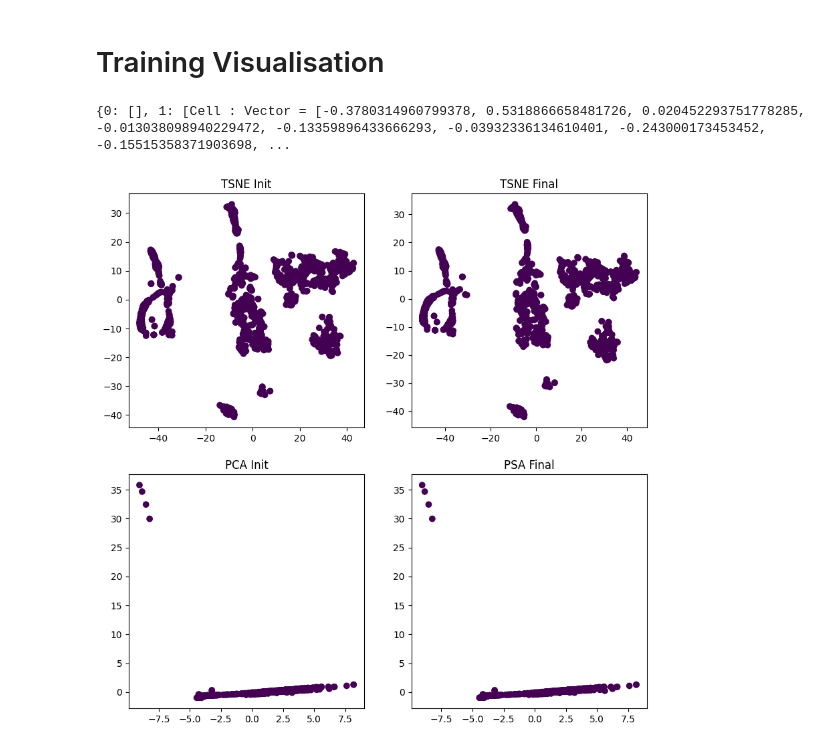
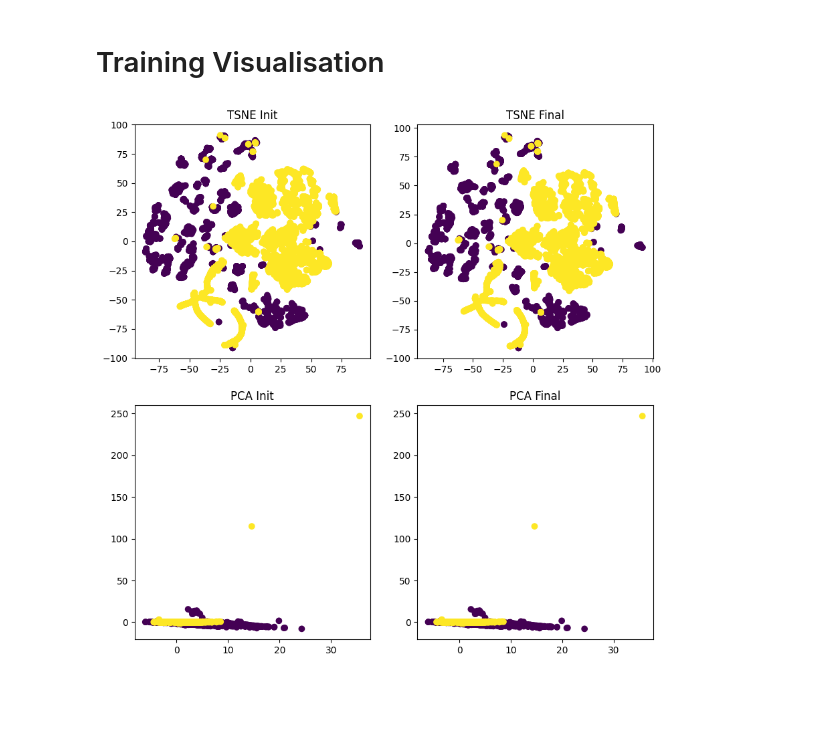
Before and after one commit to Rcym/AIRS-DDoS-Classifier, a Jupyter notebook: DDoS_cic_v1.ipynb, the cells around one changed output. Saved outputs shown, nothing was run; the diff lists cells and outputs as text; code cells hidden in the pictures; blank space fills up the shorter version.

```diff
--- a/DDoS_cic_v1.ipynb
+++ b/DDoS_cic_v1.ipynb
@@ -7,8 +7,8 @@ import time
 import random
 import copy
 # %%
-cic_ddos2019_syn_train_dataset = pd.read_parquet(r'C:\Users\RACYM\Desktop\M2_PFE\datasets\CIC-DDoS2019\Syn-training.parquet', engine='fastparquet')
-cic_ddos2019_syn_test_dataset = pd.read_parquet(r'C:\Users\RACYM\Desktop\M2_PFE\datasets\CIC-DDoS2019\Syn-testing.parquet', engine='fastparquet')
+cic_ddos2019_syn_train_dataset = pd.read_parquet(r'C:\Users\RACYM\Desktop\fac\M2_PFE\datasets\CIC-DDoS2019\Syn-training.parquet', engine='fastparquet')
+cic_ddos2019_syn_test_dataset = pd.read_parquet(r'C:\Users\RACYM\Desktop\fac\M2_PFE\datasets\CIC-DDoS2019\Syn-testing.parquet', engine='fastparquet')
 # %%
 # how many null values are in the dataset
 cic_ddos2019_syn_train_dataset.isnull().sum().sum()
@@ -652,8 +655,9 @@ def calculate_affinity_thresholdd():
 # this value kept increasing as i increased the samples (might be wrong) but worked
 # %%
-airs = AIRS(hyper_clonal_rate=20, clonal_rate=0.8, class_number=3, mc_init_rate=0.1,
+airs = AIRS(hyper_clonal_rate=20, clonal_rate=0.8, class_number=2, mc_init_rate=0.1,
                 total_num_resources=10, affinity_threshold_scalar=0.8, k=3, test_size=0.4)
 
 print(airs.train())   # 0.5883002207505519
-# this was done with
+# 0.9966887417218543 on [:3000] + [-3000:] dataset
+# 0.9867549668874173 on the whole dataset without training
 # %% [output]
@@ -678,71 +666,67 @@ progression : 10000 / 10000   -   100.0%
 # Training Visualisation
 # %%
 import matplotlib.pyplot as plt
-MC = airs.MC
+MC_final = airs.MC
 MC_initial = airs.MC_initial
-print('')
-print(MC)
-print('')
-print(MC_initial)
-print('')
+
 
 X = []
 Y = []
 X_init = []
 Y_init = []
+X_final = []
+Y_final = []
+
+
 
 # getting the final MC array vectors and classes
-for c in MC.keys():
-    for cell in MC[c]:
-        X.append(cell.vector)
-        Y.append(c)
-
-X = np.array(X)
-Y = np.array(Y)
+for c in MC_final.keys():
+    for cell in MC_final[c]:
+        X_final.append(cell.vector)
+        Y_final.append(c)
+X_final_arr = np.array(X_final)
+Y_final_arr = np.array(Y_final)
 
 # getting the initial MC array vectors and classes
 for c in MC_initial.keys():
     for cell in MC_initial[c]:
         X_init.append(cell.vector)
         Y_init.append(c)
-
-X_init = np.array(X_init)
-Y_init = np.array(Y_init)
+X_init_arr = np.array(X_init)
+Y_init_arr = np.array(Y_init)
 
 
 plt.figure(figsize=(10, 10))
 
 from sklearn.manifold import TSNE
 from sklearn.decomposition import PCA
 
 # initial MC visualization using TSNE
-X_embedded_TSNE_init = TSNE(n_components=2).fit_transform(X_init)
+X_embedded_TSNE_init = TSNE(n_components=2).fit_transform(X_init_arr)
 plt.subplot(2, 2, 1)
 plt.title("TSNE Init")
-plt.scatter(X_embedded_TSNE_init[:, 0], X_embedded_TSNE_init[:, 1], c=Y_init)
+plt.scatter(X_embedded_TSNE_init[:, 0], X_embedded_TSNE_init[:, 1], c=Y_init_arr)
 
 # initial MC visualization using PCA
-X_embedded_PCA_init = PCA(n_components=2).fit_transform(X_init)
+X_embedded_PCA_init = PCA(n_components=2).fit_transform(X_init_arr)
 plt.subplot(2, 2, 3)
 plt.title("PCA Init")
-plt.scatter(X_embedded_PCA_init[:, 0], X_embedded_PCA_init[:, 1], c=Y_init)
-
+plt.scatter(X_embedded_PCA_init[:, 0], X_embedded_PCA_init[:, 1], c=Y_init_arr)
 
 
 
 # final MC visualization using TSNE
-X_embedded_TSNE = TSNE(n_components=2).fit_transform(X)
+X_embedded_TSNE = TSNE(n_components=2).fit_transform(X_final_arr)
 plt.subplot(2, 2, 2)
 plt.title("TSNE Final")
-plt.scatter(X_embedded_TSNE[:, 0], X_embedded_TSNE[:, 1], c=Y)
+plt.scatter(X_embedded_TSNE[:, 0], X_embedded_TSNE[:, 1], c=Y_final_arr)
 
 # final MC visualization using PCA
-X_embedded_PCA = PCA(n_components=2).fit_transform(X)
+X_embedded_PCA = PCA(n_components=2).fit_transform(X_final_arr)
 plt.subplot(2, 2, 4)
-plt.title("PSA Final")
-plt.scatter(X_embedded_PCA[:, 0], X_embedded_PCA[:, 1], c=Y)
+plt.title("PCA Final")
+plt.scatter(X_embedded_PCA[:, 0], X_embedded_PCA[:, 1], c=Y_final_arr)
 
 plt.show()
 # %% [output]
-{0: [], 1: [Cell : Vector = [-0.3780314960799378, 0.5318866658481726, 0.020452293751778285, -0.013038098940229472, -0.13359896433666293, -0.03932336134610401, -0.243000173453452, -0.15515358371903698, ...
-[figure, old version]
+[figure, new version]
```
Also changed, not shown: parts of 3 cells of this notebook, 5 other files.
